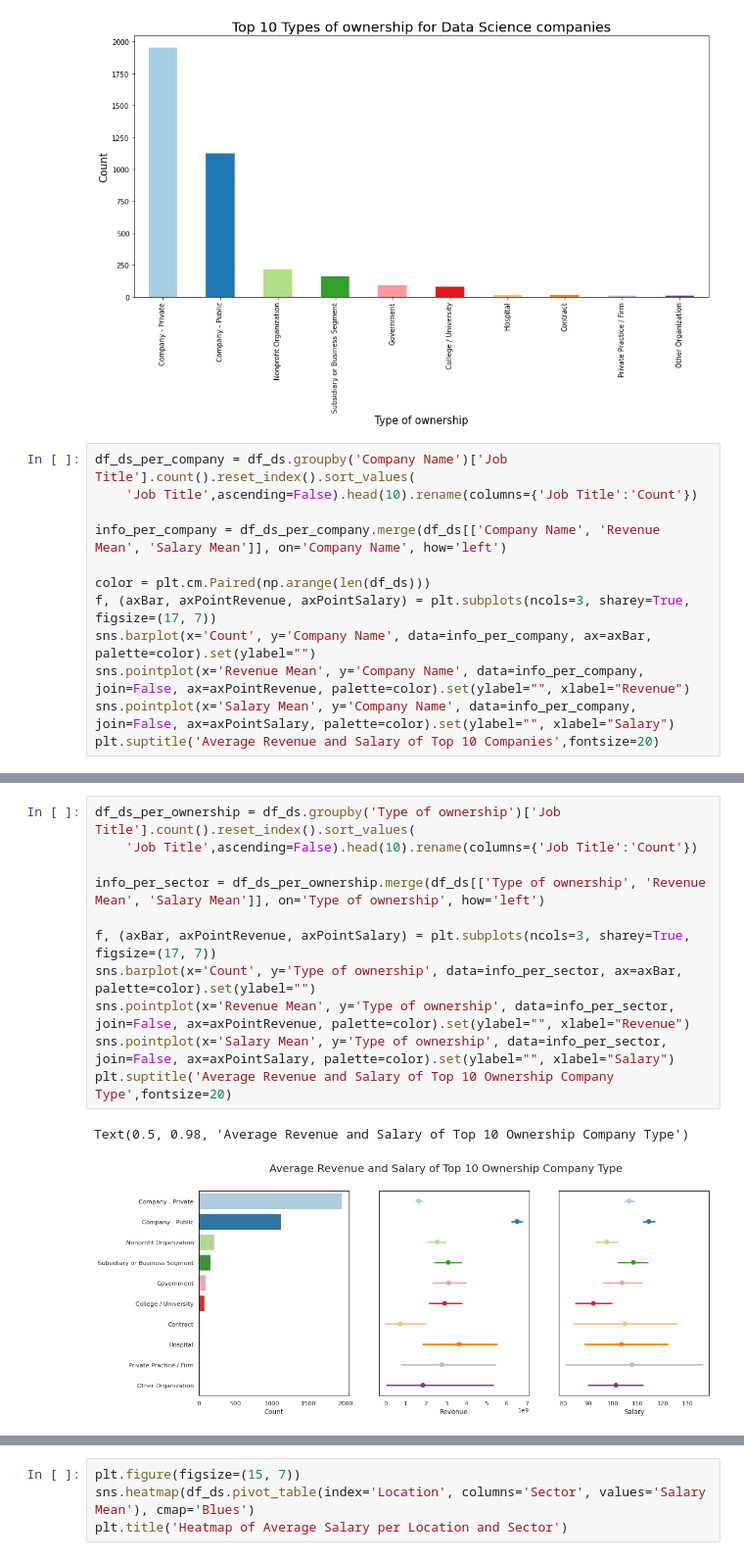
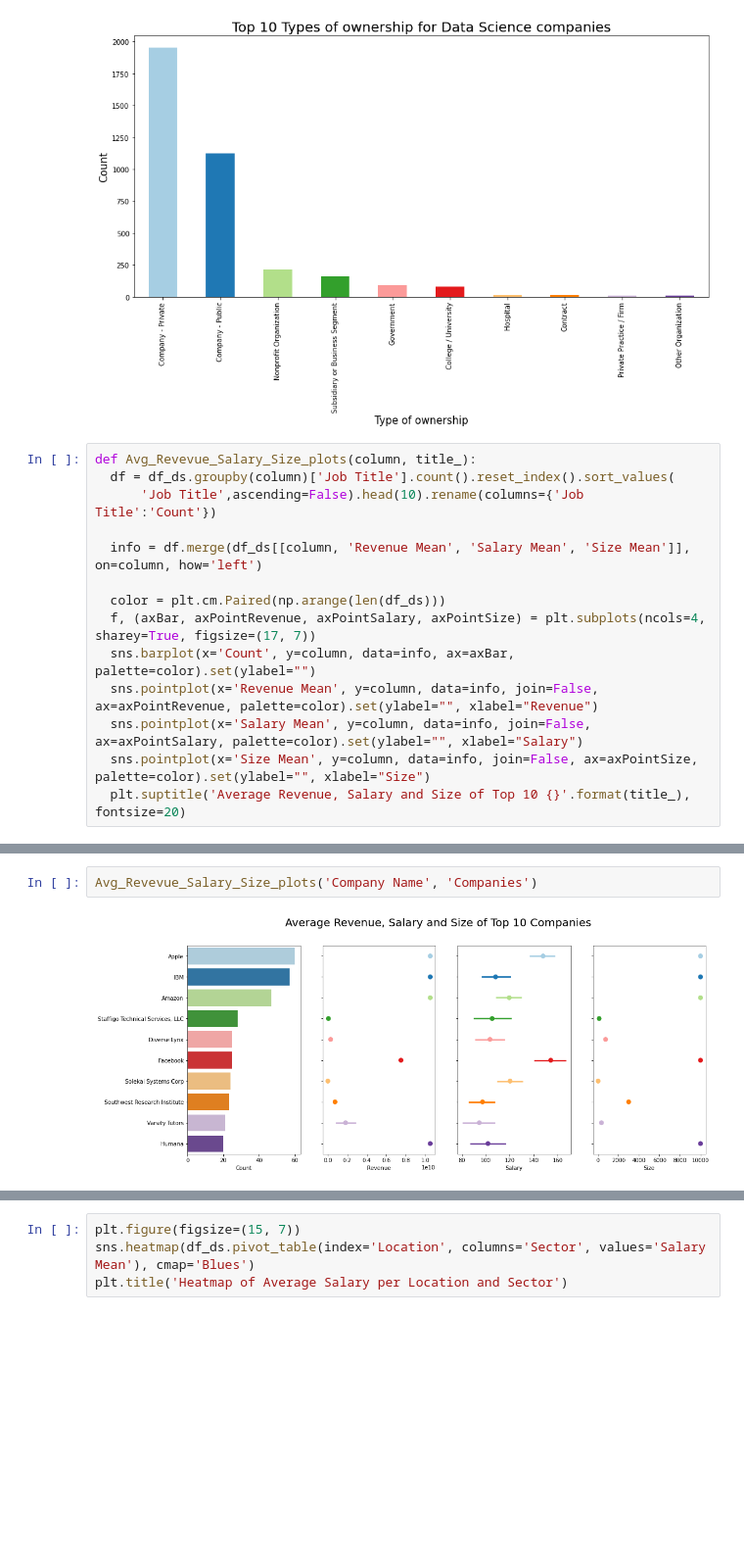
Before and after one commit to ValeriaF22/Data-Science-EDA, a Jupyter notebook: DataProjects.ipynb, the cells around one changed output, grey strips where cells are left out. Shown at 98% size. Saved outputs shown, nothing was run; the diff lists cells and outputs as text; blank space fills up the shorter version.

Commit message:
Add files via upload
Exploratory Data Analysis of Data Scientist Jobs dataset

```diff
--- a/DataProjects.ipynb
+++ b/DataProjects.ipynb
@@ -273,14 +290,16 @@ bar_plot('Type of ownership', 10, Title, Xlabel)
 # %% [output]
 [figure]
 # %%
-df_ds_per_company = df_ds.groupby('Company Name')['Job Title'].count().reset_index().sort_values(
-    'Job Title',ascending=False).head(10).rename(columns={'Job Title':'Count'})
+def Avg_Revevue_Salary_Size_plots(column, title_):
+  df = df_ds.groupby(column)['Job Title'].count().reset_index().sort_values(
+      'Job Title',ascending=False).head(10).rename(columns={'Job Title':'Count'})
 
-info_per_company = df_ds_per_company.merge(df_ds[['Company Name', 'Revenue Mean', 'Salary Mean']], on='Company Name', how='left')
+  info = df.merge(df_ds[[column, 'Revenue Mean', 'Salary Mean', 'Size Mean']], on=column, how='left')
 
-color = plt.cm.Paired(np.arange(len(df_ds)))
-f, (axBar, axPointRevenue, axPointSalary) = plt.subplots(ncols=3, sharey=True, figsize=(17, 7))
-sns.barplot(x='Count', y='Company Name', data=info_per_company, ax=axBar, palette=color).set(ylabel="")
-sns.pointplot(x='Revenue Mean', y='Company Name', data=info_per_company, join=False, ax=axPointRevenue, palette=color).set(ylabel="", xlabel="Revenue")
-sns.pointplot(x='Salary Mean', y='Company Name', data=info_per_company, join=False, ax=axPointSalary, palette=color).set(ylabel="", xlabel="Salary")
-plt.suptitle('Average Revenue and Salary of Top 10 Companies',fontsize=20)
+  color = plt.cm.Paired(np.arange(len(df_ds)))
+  f, (axBar, axPointRevenue, axPointSalary, axPointSize) = plt.subplots(ncols=4, sharey=True, figsize=(17, 7))
+  sns.barplot(x='Count', y=column, data=info, ax=axBar, palette=color).set(ylabel="")
+  sns.pointplot(x='Revenue Mean', y=column, data=info, join=False, ax=axPointRevenue, palette=color).set(ylabel="", xlabel="Revenue")
+  sns.pointplot(x='Salary Mean', y=column, data=info, join=False, ax=axPointSalary, palette=color).set(ylabel="", xlabel="Salary")
+  sns.pointplot(x='Size Mean', y=column, data=info, join=False, ax=axPointSize, palette=color).set(ylabel="", xlabel="Size")
+  plt.suptitle('Average Revenue, Salary and Size of Top 10 {}'.format(title_), fontsize=20)
@@ -318,14 +306,4 @@ Text(0.5, 0.98, 'Average Revenue and Salary of Top 10 Data Science Sectors')
-# %%
-df_ds_per_ownership = df_ds.groupby('Type of ownership')['Job Title'].count().reset_index().sort_values(
-    'Job Title',ascending=False).head(10).rename(columns={'Job Title':'Count'})
-
-info_per_sector = df_ds_per_ownership.merge(df_ds[['Type of ownership', 'Revenue Mean', 'Salary Mean']], on='Type of ownership', how='left')
-
-f, (axBar, axPointRevenue, axPointSalary) = plt.subplots(ncols=3, sharey=True, figsize=(17, 7))
-sns.barplot(x='Count', y='Type of ownership', data=info_per_sector, ax=axBar, palette=color).set(ylabel="")
-sns.pointplot(x='Revenue Mean', y='Type of ownership', data=info_per_sector, join=False, ax=axPointRevenue, palette=color).set(ylabel="", xlabel="Revenue")
-sns.pointplot(x='Salary Mean', y='Type of ownership', data=info_per_sector, join=False, ax=axPointSalary, palette=color).set(ylabel="", xlabel="Salary")
-plt.suptitle('Average Revenue and Salary of Top 10 Ownership Company Type',fontsize=20)
-# %% [output]
-Text(0.5, 0.98, 'Average Revenue and Salary of Top 10 Ownership Company Type')
-[figure, removed]
+# %%
+Avg_Revevue_Salary_Size_plots('Company Name', 'Companies')
+# %% [output]
+[figure, added]
```
Also changed, not shown: parts of 14 cells of this notebook.
